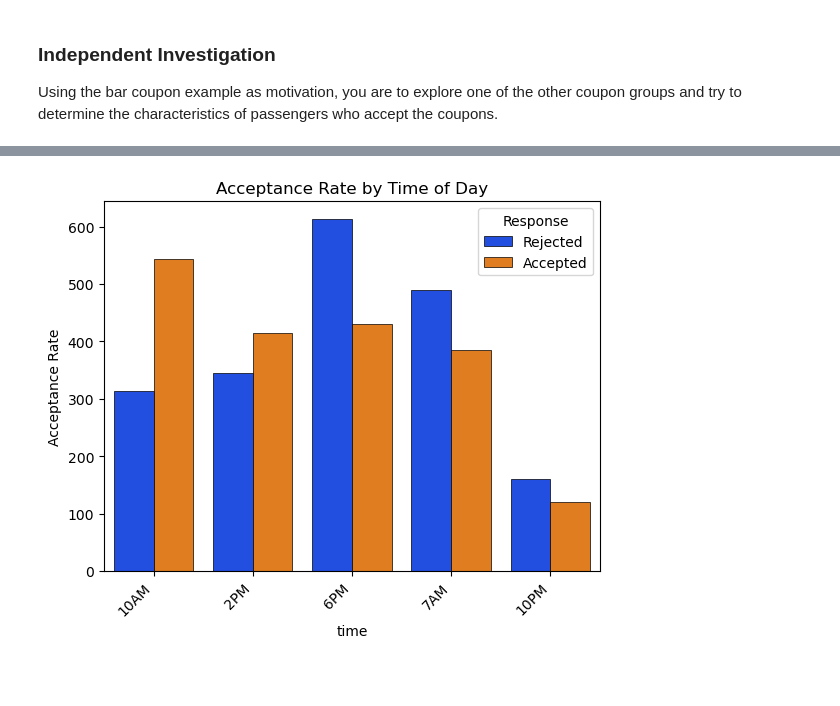
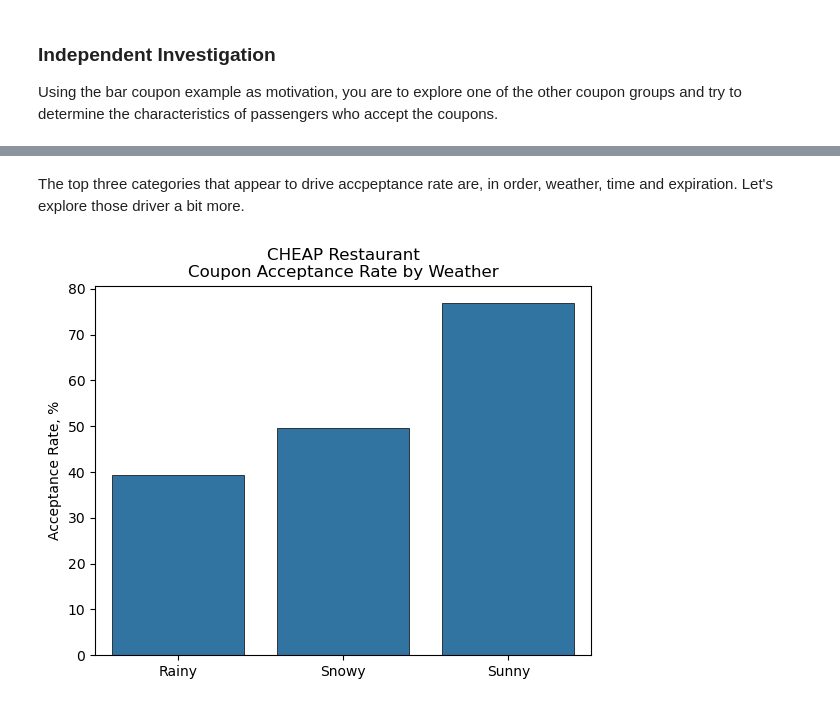
Before and after one commit to RayFuller/coupons, a Jupyter notebook: prompt.ipynb, the cells around one changed output, grey strips where cells are left out. Drawn from its saved outputs; the diff is of its cells as text; code cells hidden in the pictures; blank space fills up the shorter version.

```diff
--- a/prompt.ipynb
+++ b/prompt.ipynb
@@ -407,0 +410,5 @@ Coffee coupon acceptance rate by time of day
+# %%
+# Create a new DataFrame that contains just the cheap restaurant coupons
+
+dfChpRest = dataCleaned[dataCleaned['coupon'] == 'Restaurant(<20)']
+dfChpRest.head()
@@ -408,12 +476,17 @@ Coffee coupon acceptance rate by time of day
+# %% [markdown]
+The top three categories that appear to drive accpeptance rate are, in order, weather, time and expiration. Let's explore those driver a bit more.
 # %%
-# Make a bar plot of the acceptance rate as well
-sns.countplot(data=dfCoffee, x='time',
-            hue='Response', palette='bright',
-            edgecolor='black', linewidth=0.5)
-plt.xticks(rotation=45, ha='right')
-plt.ylabel('Acceptance Rate')
-plt.title('Acceptance Rate by Time of Day')
+# bar plot of cheap restaurant coupon acceptance by weather
+
+# group by weather and calculate the acceptance rate
+acceptanceRate = dfChpRest.groupby('weather')['Y'].mean() * 100
+
+# Make a bar plot of the acceptance rate by weather
+sns.barplot(x=acceptanceRate.index, y=acceptanceRate.values,  edgecolor='black', linewidth=0.5)
+plt.xlabel('')
+plt.ylabel('Acceptance Rate, %')
+plt.title('CHEAP Restaurant\nCoupon Acceptance Rate by Weather')
 plt.show()
 # %% [output]
-[figure, old version]
+[figure, new version]
 # %%
```
Also changed, not shown: parts of 21 cells of this notebook.
